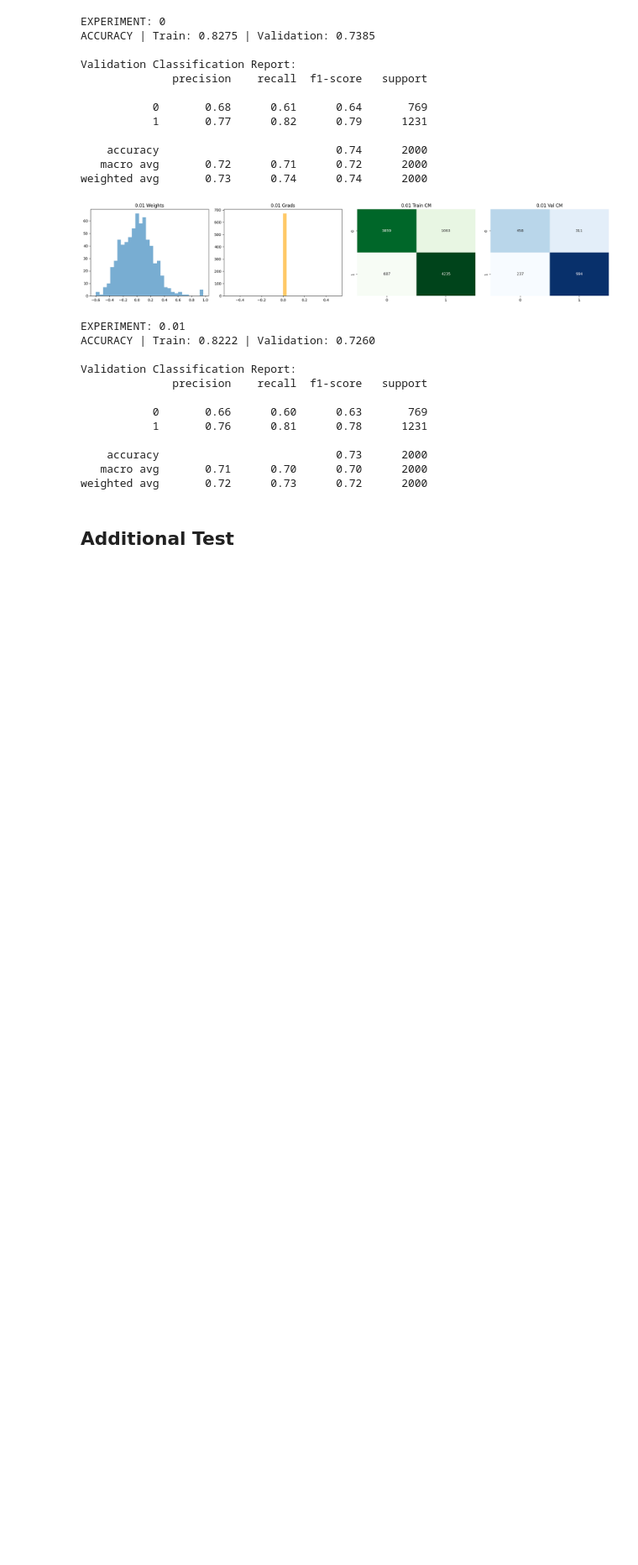
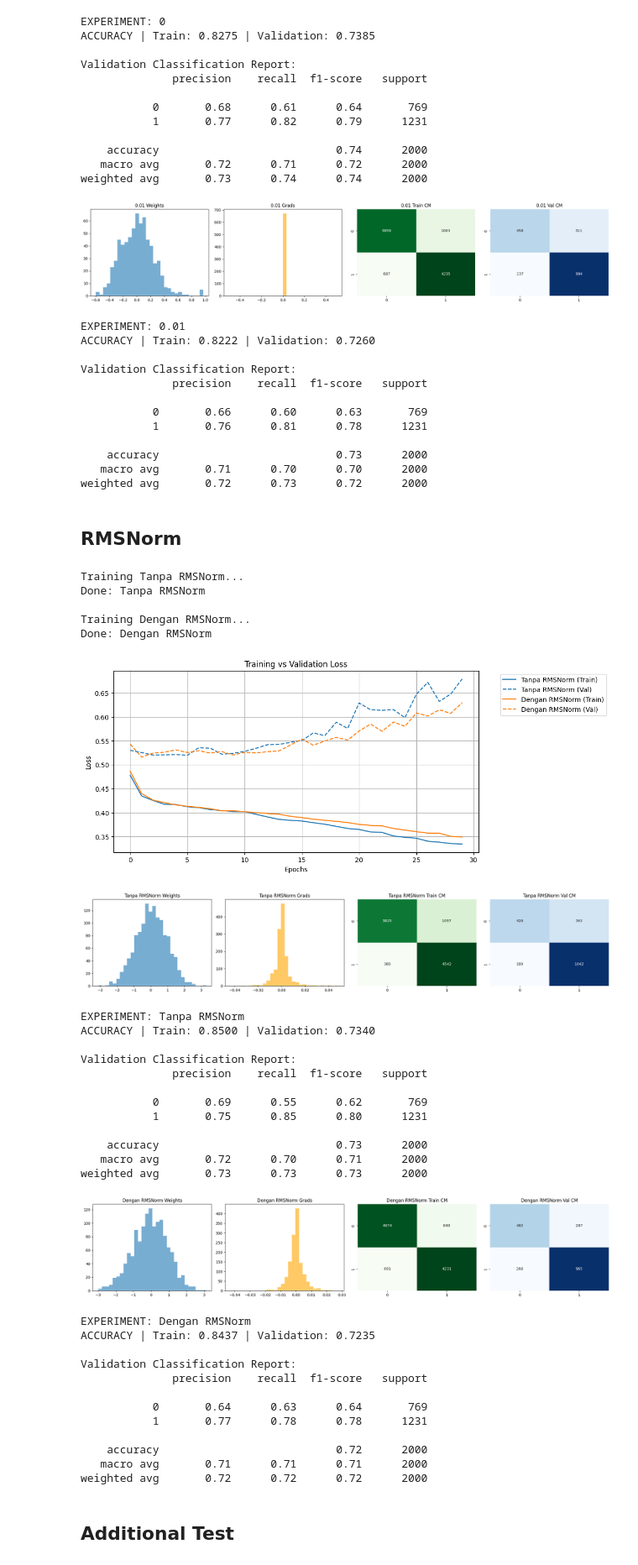
Before and after one commit to Azekhiel/JadiMesin_Tubes1_ML, a Jupyter notebook: experiment.ipynb, the cells around one changed output. Shown at 84% size. Drawn from its saved outputs; the diff is of its cells as text; code cells hidden in the pictures; blank space fills up the shorter version.

Commit message:
feat: tambahin eksperimen bce vs mse, rmsnorm

```diff
--- a/experiment.ipynb
+++ b/experiment.ipynb
@@ -915,5 +915,65 @@ Validation Classification Report:
     accuracy                           0.73      2000
    macro avg       0.71      0.70      0.70      2000
 weighted avg       0.72      0.73      0.72      2000
+# %% [markdown]
+## RMSNorm
+# %%
+results_rmsnorm = {}
+variations_rmsnorm = ["Tanpa RMSNorm", "Dengan RMSNorm"]
+use_rms = [False, True]
+
+for i, var_name in enumerate(variations_rmsnorm):
+    print(f"Training {var_name}...")
+    m = FFNN(loss='bce')
+
+    m.add(Layer(X_train_classification.shape[1], 64, activation='relu', init_method='he', use_rmsnorm=use_rms[i]))
+    m.add(Layer(64, 16, activation='relu', init_method='he', use_rmsnorm=use_rms[i]))
+    m.add(Layer(16, 1, activation='sigmoid', init_method='xavier'))
+
+    h = m.fit(X_train_classification, y_train_classification.reshape(-1, 1),
+              epochs=30, batch_size=32, verbose=0, learning_rate=0.01,
+              validation_data=(X_test_classification, y_test_classification.reshape(-1, 1)))
+
+    results_rmsnorm[var_name] = {
+        'model': m, 'history': h,
+        'y_train_true': y_train_classification, 'y_train_pred': m.predict(X_train_classification),
+        'y_val_true': y_test_classification, 'y_val_pred': m.predict(X_test_classification)
+    }
+    print(f"Done: {var_name}\n")
+
+study_results(results_rmsnorm, lyr=0, is_cls=True)
+# %% [output]
+Training Tanpa RMSNorm...
+Done: Tanpa RMSNorm
+
+Training Dengan RMSNorm...
+Done: Dengan RMSNorm
+[figure, added]
+[figure, added]
+EXPERIMENT: Tanpa RMSNorm
+ACCURACY | Train: 0.8500 | Validation: 0.7340
+
+Validation Classification Report:
+              precision    recall  f1-score   support
+
+           0       0.69      0.55      0.62       769
+           1       0.75      0.85      0.80      1231
+
+    accuracy                           0.73      2000
+   macro avg       0.72      0.70      0.71      2000
+weighted avg       0.73      0.73      0.73      2000
+[figure, added]
+EXPERIMENT: Dengan RMSNorm
+ACCURACY | Train: 0.8437 | Validation: 0.7235
+
+Validation Classification Report:
+              precision    recall  f1-score   support
+
+           0       0.64      0.63      0.64       769
+           1       0.77      0.78      0.78      1231
+
+    accuracy                           0.72      2000
+   macro avg       0.71      0.71      0.71      2000
+weighted avg       0.72      0.72      0.72      2000
 # %% [markdown]
 ## Additional Test
```
Also changed, not shown: parts of 9 cells of this notebook.
